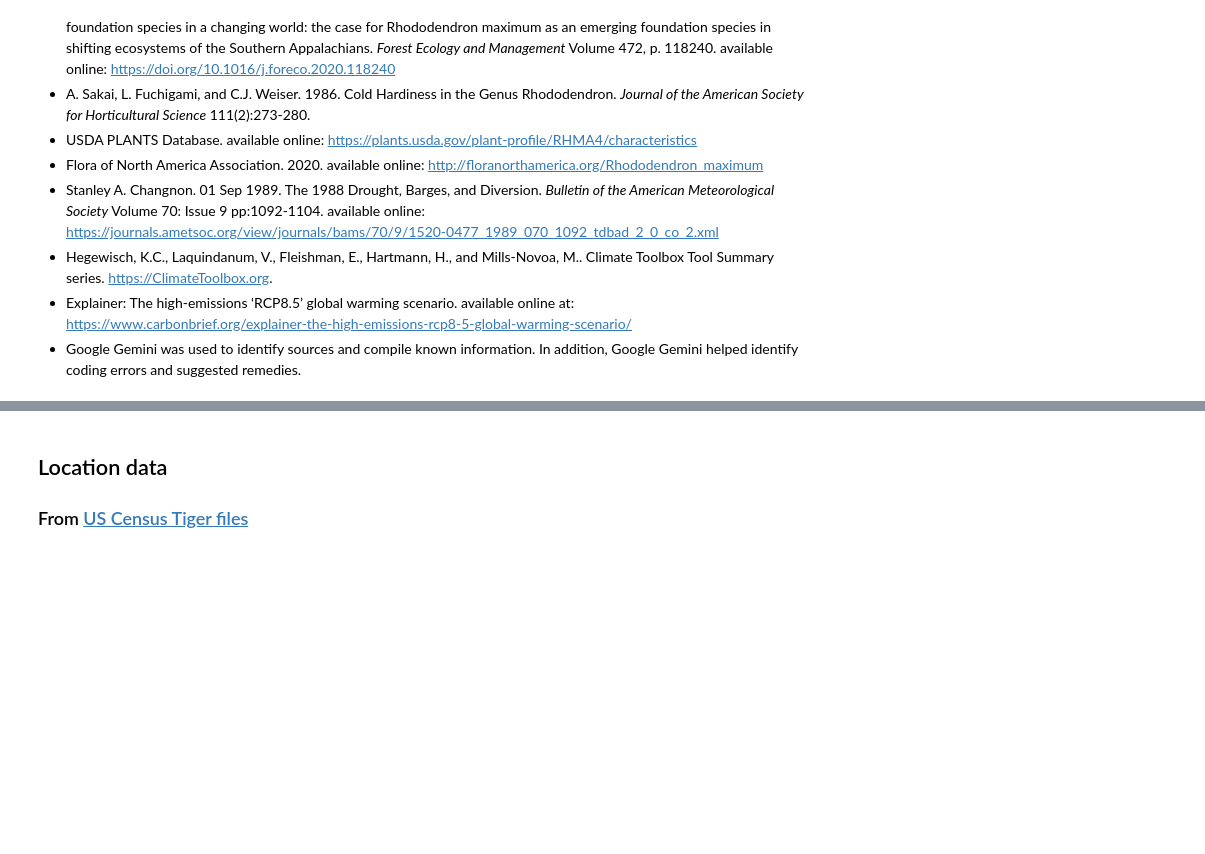
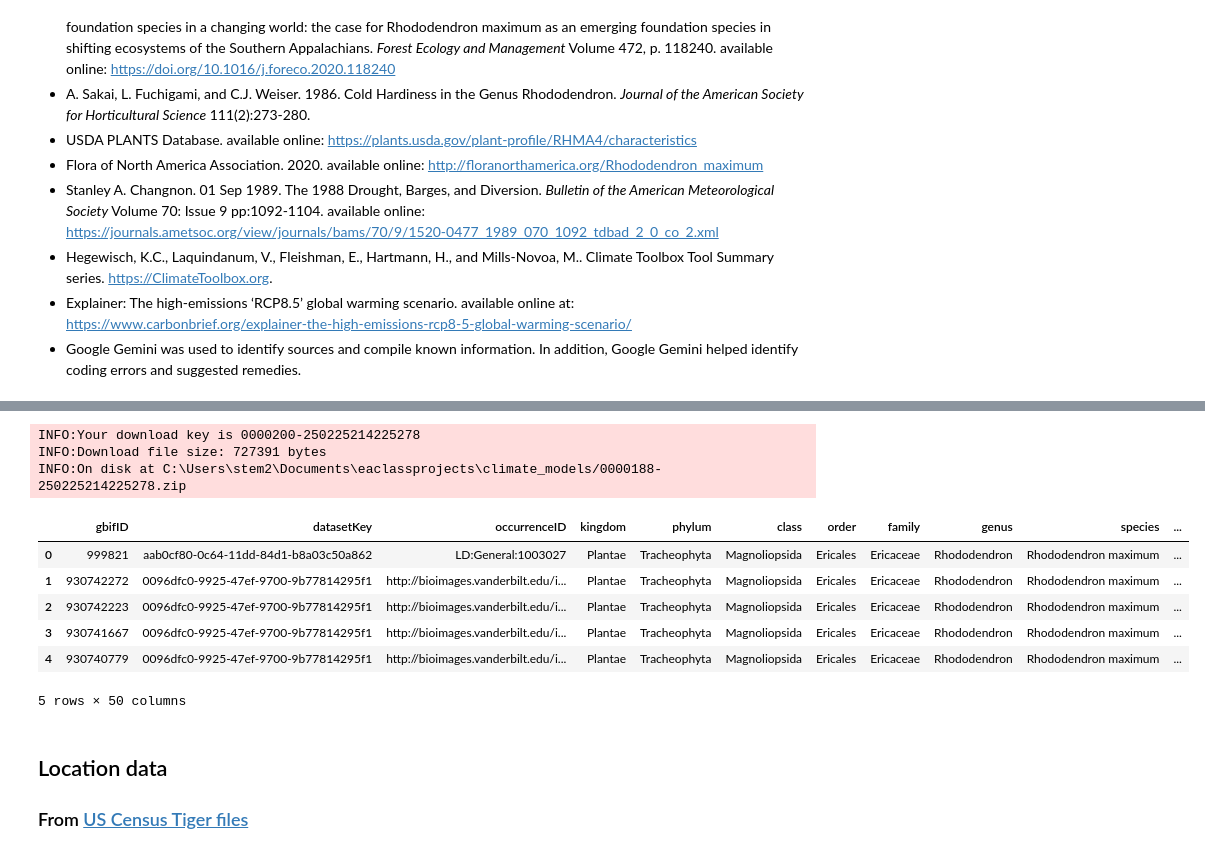
Before and after one commit to earthlab-education/habitat-suitability-BioNCphilic, a Jupyter notebook: climate.ipynb, the cells around one changed output, grey strips where cells are left out. Cells and saved outputs as stored; diff of their text form; code cells hidden in the pictures; blank space fills up the shorter version.

Commit message:
GBIF downloaded

```diff
--- a/climate.ipynb
+++ b/climate.ipynb
@@ -67,0 +90,10 @@ WindowsPath('C:/Users/stem2')
+# %%
+# Define and create the project data directories
+data_dir = os.path.join(
+    pathlib.Path.home(),
+    'Documents',
+    'eaclassprojects',
+    'climate_models',
+)
+os.makedirs(data_dir, exist_ok=True)
+pathlib.Path.home()
@@ -67,0 +104,3 @@ WindowsPath('C:/Users/stem2')
+# %%
+# set gbif directory for study species
+gbif_dir = os.path.join(data_dir, 'gbif_rhodo')
@@ -68,3 +141,64 @@ WindowsPath('C:/Users/stem2')
+# %%
+# Identify code for species
+species_key = 2883094 # Replace with a valid species key
+
+# set a file pattern
+os.makedirs(gbif_dir, exist_ok=True)
+
+gbif_pattern = os.path.join(gbif_dir, '*.csv')
+
+# download once
+if not glob(gbif_pattern):
+
+      # submit query to GBIF
+      gbif_query = occ.download([
+                f"speciesKey = {species_key}",
+                "hasCoordinate = True",
+            ])
+
+      # only download once
+      if not 'GBIF_DOWNLOAD_KEY' in os.environ:
+            os.environ['GBIF_DOWNLOAD_KEY'] = gbif_query[0]
+
+            download_key = gbif_query[0]
+
+            # wait for download to build
+            wait = occ.download_meta(download_key)['status']
+            while not wait == 'SUCCEEDED':
+                  wait = occ.download_meta(download_key)['status']
+                  time.sleep(5)
+
+      # download data
+      download_info = occ.download_get(
+           os.environ['GBIF_DOWNLOAD_KEY'],
+           path = data_dir
+      )
+
+      # unzip data
+      with zipfile.ZipFile(download_info['path'], 'r') as download_zip:
+            download_zip.extractall(path = gbif_dir)
+
+# find csv file path
+gbif_path = glob(gbif_pattern)[0]
+# %% [output]
+INFO:Your download key is 0000200-250225214225278
+INFO:Download file size: 727391 bytes
+INFO:On disk at C:\Users\stem2\Documents\eaclassprojects\climate_models/0000188-250225214225278.zip
+# %%
+# open gbif data
+gbif_df = pd.read_csv(
+    gbif_path,
+    delimiter ='\t'
+)
+gbif_df.head()
+# %% [output]
+|  | gbifID | datasetKey | occurrenceID | kingdom | phylum | class | order | family | genus | species | ... |
+| 0 | 999821 | aab0cf80-0c64-11dd-84d1-b8a03c50a862 | LD:General:1003027 | Plantae | Tracheophyta | Magnoliopsida | Ericales | Ericaceae | Rhododendron | Rhododendron maximum | ... |
+| 1 | 930742272 | 0096dfc0-9925-47ef-9700-9b77814295f1 | http://bioimages.vanderbilt.edu/i... | Plantae | Tracheophyta | Magnoliopsida | Ericales | Ericaceae | Rhododendron | Rhododendron maximum | ... |
+| 2 | 930742223 | 0096dfc0-9925-47ef-9700-9b77814295f1 | http://bioimages.vanderbilt.edu/i... | Plantae | Tracheophyta | Magnoliopsida | Ericales | Ericaceae | Rhododendron | Rhododendron maximum | ... |
+| 3 | 930741667 | 0096dfc0-9925-47ef-9700-9b77814295f1 | http://bioimages.vanderbilt.edu/i... | Plantae | Tracheophyta | Magnoliopsida | Ericales | Ericaceae | Rhododendron | Rhododendron maximum | ... |
+| 4 | 930740779 | 0096dfc0-9925-47ef-9700-9b77814295f1 | http://bioimages.vanderbilt.edu/i... | Plantae | Tracheophyta | Magnoliopsida | Ericales | Ericaceae | Rhododendron | Rhododendron maximum | ... |
+5 rows × 50 columns
 # %% [markdown]
 ## Location data
 ### From [US Census Tiger files](https://www.census.gov/geographies/mapping-files/time-series/geo/tiger-line-file.html)
```
Also changed, not shown: parts of 6 cells of this notebook.
